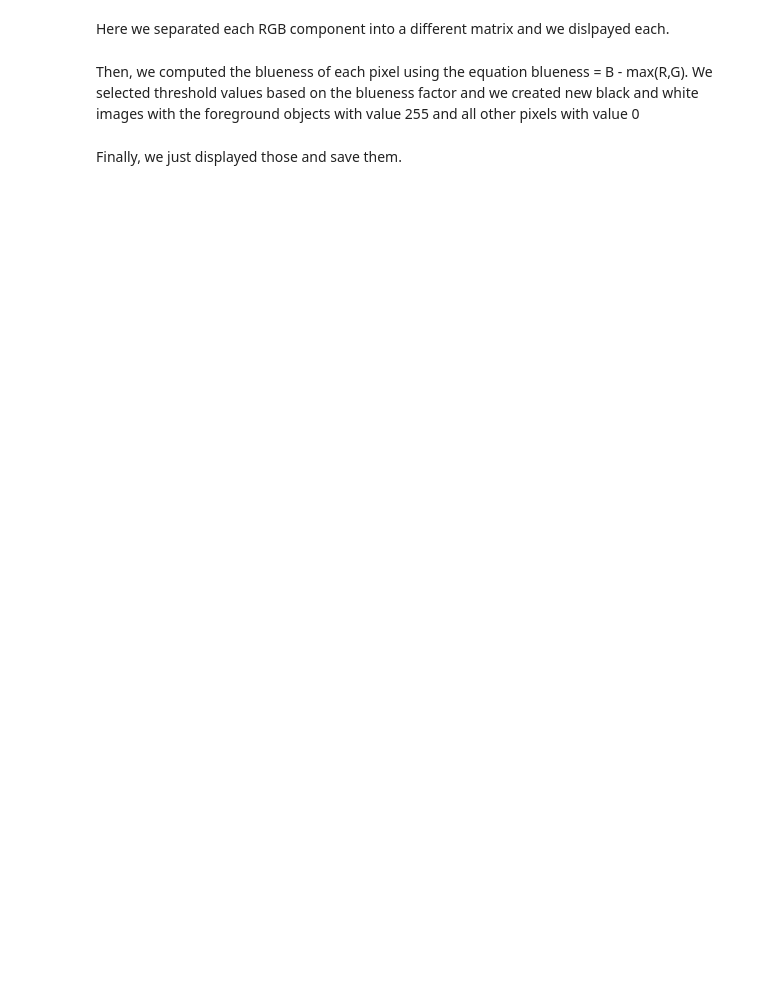
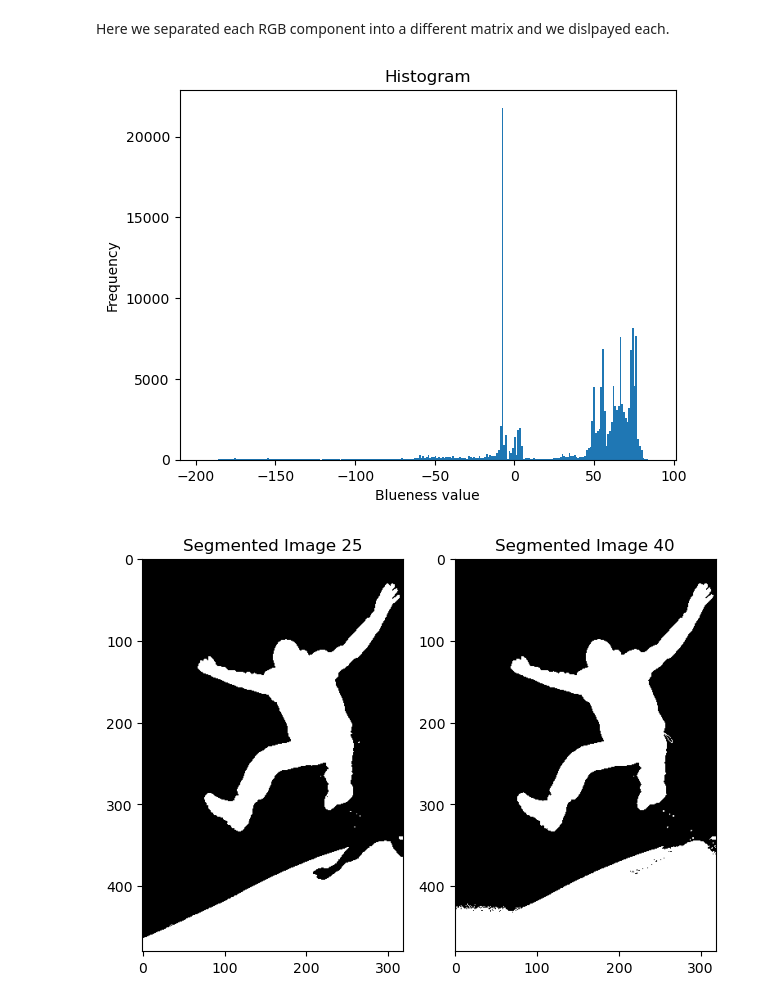
Before and after one commit to Miguel26-pixel/FEUP_SAM, a Jupyter notebook: Assignment2/ImageSegmentation.ipynb, the cells around one changed output. Saved outputs shown, nothing was run; the diff lists cells and outputs as text; code cells hidden in the pictures; blank space fills up the shorter version.

```diff
--- a/Assignment2/ImageSegmentation.ipynb
+++ b/Assignment2/ImageSegmentation.ipynb
@@ -272,19 +341,40 @@ cv2.waitKey(0)
 # %% [markdown]
 Here we separated each RGB component into a different matrix and we dislpayed each.
 # %%
-blueness = np.subtract(B, np.maximum(R,G))
+blueness = np.subtract(B.astype(np.float64), np.maximum(R.astype(np.float64),G.astype(np.float64)))
 
-threshold = 90
-threshold2 = 210
+threshold = 25
+threshold2 = 40
 
 mask = np.zeros_like(B)
-mask[blueness > threshold] = 255
+mask[blueness < threshold] = 255
 
 mask2 = np.zeros_like(B)
-mask2[blueness > threshold2] = 255
+mask2[blueness < threshold2] = 255
 
-cv2.imshow('Segmented Image', mask)
-cv2.imshow('Segmented Image2', mask2)
-cv2.waitKey(0)
+# Plot the histogram of the blueness channel
+plt.hist(blueness.ravel(), 256, [np.min(blueness), np.max(blueness)])
+plt.title('Histogram')
+plt.xlabel('Blueness value')
+plt.ylabel('Frequency');
+plt.show()
+
+if(display_cv2):
+    cv2.imshow('Segmented Image', mask)
+    cv2.imshow('Segmented Image2', mask2)
+    cv2.waitKey(0)
+    cv2.destroyAllWindows()
+else:
+    plt.subplot(1, 2, 1)
+    plt.title("Segmented Image " + str(threshold))
+    plt.imshow(mask, cmap="gray")
+
+    plt.subplot(1, 2, 2)
+    plt.title("Segmented Image " + str(threshold2))
+    plt.imshow(mask2, cmap="gray")
+
+    plt.tight_layout()
+    plt.show()
+# %% [output]
+[figure, added]
+[figure, added]
-# %% [markdown]
-Then, we computed the blueness of each pixel using the equation blueness = B - max(R,G). We selected threshold values based on the blueness factor and we created new black and white images with the foreground objects with value 255 and all other pixels with value 0
@@ -298,2 +380,0 @@ cv2.imwrite('segmented_image2.jpg', mask2)
-# %% [markdown]
-Finally, we just displayed those and save them.
```
Also changed, not shown: parts of 23 cells of this notebook.
